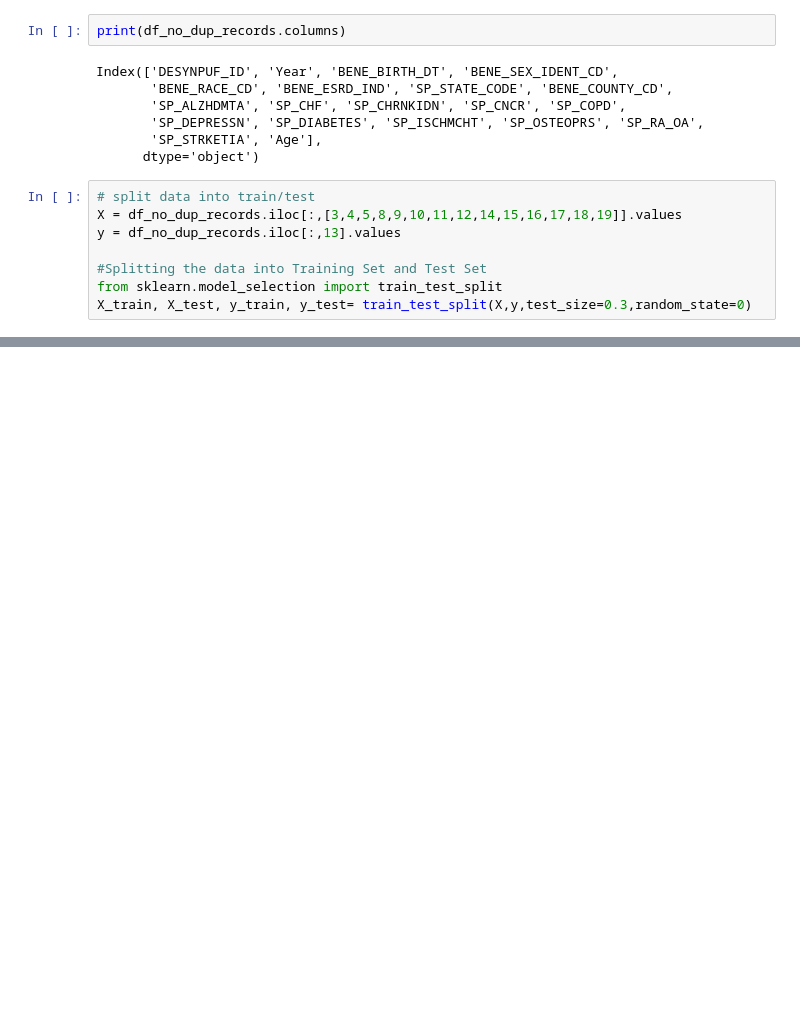
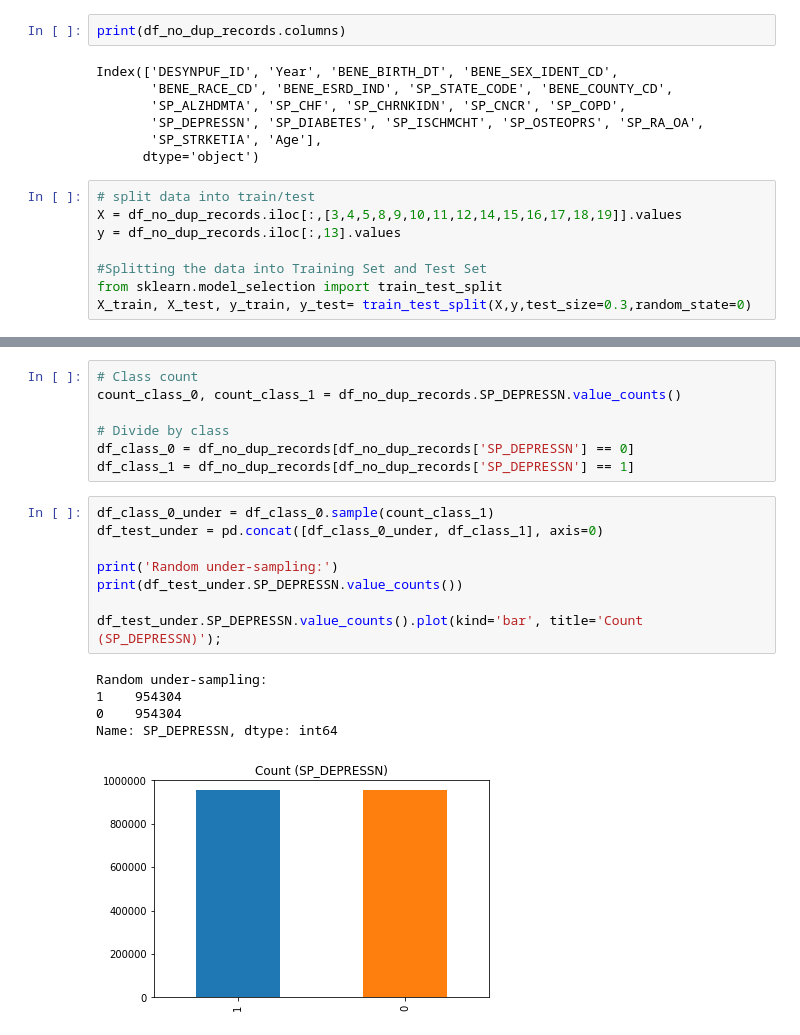
Before and after one commit to barbking/healthcare_analytics_medicare_DESynPUF_dataset, a Jupyter notebook: BarbKing-HW8-SEIS735.ipynb, the cells around one changed output, grey strips where cells are left out. Saved outputs shown, nothing was run; the diff lists cells and outputs as text; blank space fills up the shorter version.

```diff
--- a/BarbKing-HW8-SEIS735.ipynb
+++ b/BarbKing-HW8-SEIS735.ipynb
@@ -483,0 +530,21 @@ print(modelAccuracies.std())
+# %%
+# Class count
+count_class_0, count_class_1 = df_no_dup_records.SP_DEPRESSN.value_counts()
+
+# Divide by class
+df_class_0 = df_no_dup_records[df_no_dup_records['SP_DEPRESSN'] == 0]
+df_class_1 = df_no_dup_records[df_no_dup_records['SP_DEPRESSN'] == 1]
+# %%
+df_class_0_under = df_class_0.sample(count_class_1)
+df_test_under = pd.concat([df_class_0_under, df_class_1], axis=0)
+
+print('Random under-sampling:')
+print(df_test_under.SP_DEPRESSN.value_counts())
+
+df_test_under.SP_DEPRESSN.value_counts().plot(kind='bar', title='Count (SP_DEPRESSN)');
+# %% [output]
+Random under-sampling:
+1    954304
+0    954304
+Name: SP_DEPRESSN, dtype: int64
+[figure, added]
```
Also changed, not shown: parts of 23 cells of this notebook, 3 other files.
